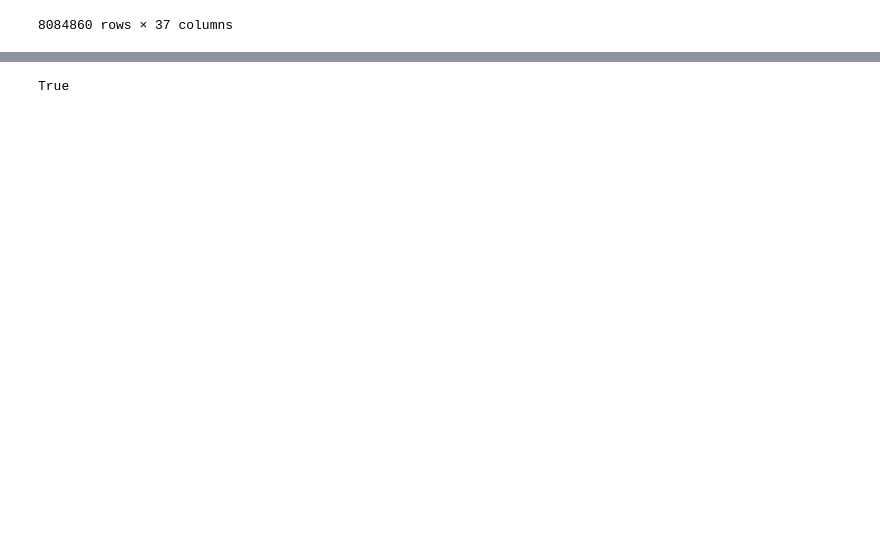
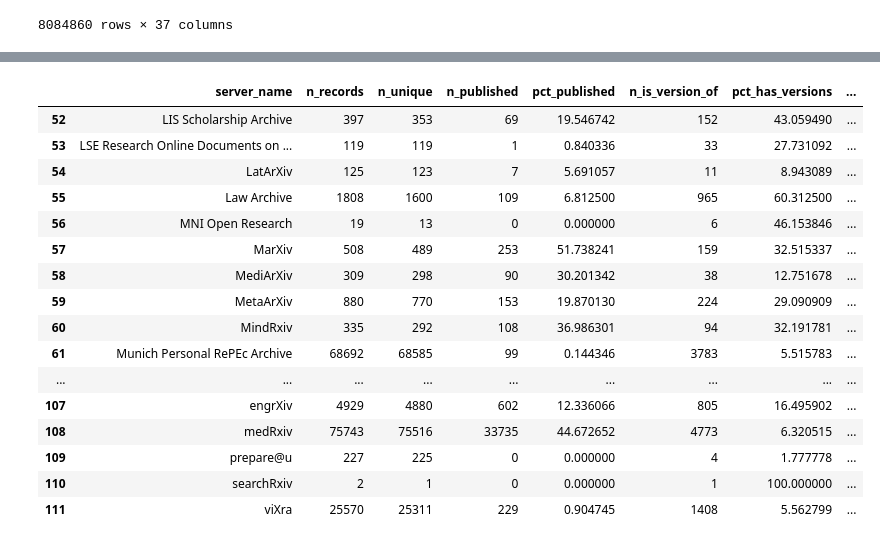
Before and after one commit to descartesmbogning/preprint-harvester, a Jupyter notebook: notebooks/5_update_google_sheet_only_columns.ipynb, the cells around one changed output, grey strips where cells are left out. Saved outputs shown, nothing was run; the diff lists cells and outputs as text; code cells hidden in the pictures; blank space fills up the shorter version.

```diff
--- a/notebooks/5_update_google_sheet_only_columns.ipynb
+++ b/notebooks/5_update_google_sheet_only_columns.ipynb
@@ -829,5 +846,20 @@ p.exists(), p.resolve()
 # %%
-from pathlib import Path
-Path("sheet_writer_key/preprint-tracker-credential.json").exists()
+overall_df.tail(60)
 # %% [output]
-True
+|  | server_name | n_records | n_unique | n_published | pct_published | n_is_version_of | pct_has_versions | ... |
+| 52 | LIS Scholarship Archive | 397 | 353 | 69 | 19.546742 | 152 | 43.059490 | ... |
+| 53 | LSE Research Online Documents on ... | 119 | 119 | 1 | 0.840336 | 33 | 27.731092 | ... |
+| 54 | LatArXiv | 125 | 123 | 7 | 5.691057 | 11 | 8.943089 | ... |
+| 55 | Law Archive | 1808 | 1600 | 109 | 6.812500 | 965 | 60.312500 | ... |
+| 56 | MNI Open Research | 19 | 13 | 0 | 0.000000 | 6 | 46.153846 | ... |
+| 57 | MarXiv | 508 | 489 | 253 | 51.738241 | 159 | 32.515337 | ... |
+| 58 | MediArXiv | 309 | 298 | 90 | 30.201342 | 38 | 12.751678 | ... |
+| 59 | MetaArXiv | 880 | 770 | 153 | 19.870130 | 224 | 29.090909 | ... |
+| 60 | MindRxiv | 335 | 292 | 108 | 36.986301 | 94 | 32.191781 | ... |
+| 61 | Munich Personal RePEc Archive | 68692 | 68585 | 99 | 0.144346 | 3783 | 5.515783 | ... |
+| ... | ... | ... | ... | ... | ... | ... | ... | ... |
+| 107 | engrXiv | 4929 | 4880 | 602 | 12.336066 | 805 | 16.495902 | ... |
+| 108 | medRxiv | 75743 | 75516 | 33735 | 44.672652 | 4773 | 6.320515 | ... |
+| 109 | prepare@u | 227 | 225 | 0 | 0.000000 | 4 | 1.777778 | ... |
+| 110 | searchRxiv | 2 | 1 | 0 | 0.000000 | 1 | 100.000000 | ... |
+| 111 | viXra | 25570 | 25311 | 229 | 0.904745 | 1408 | 5.562799 | ... |
```
Also changed, not shown: parts of 11 cells of this notebook, 36 other files.
